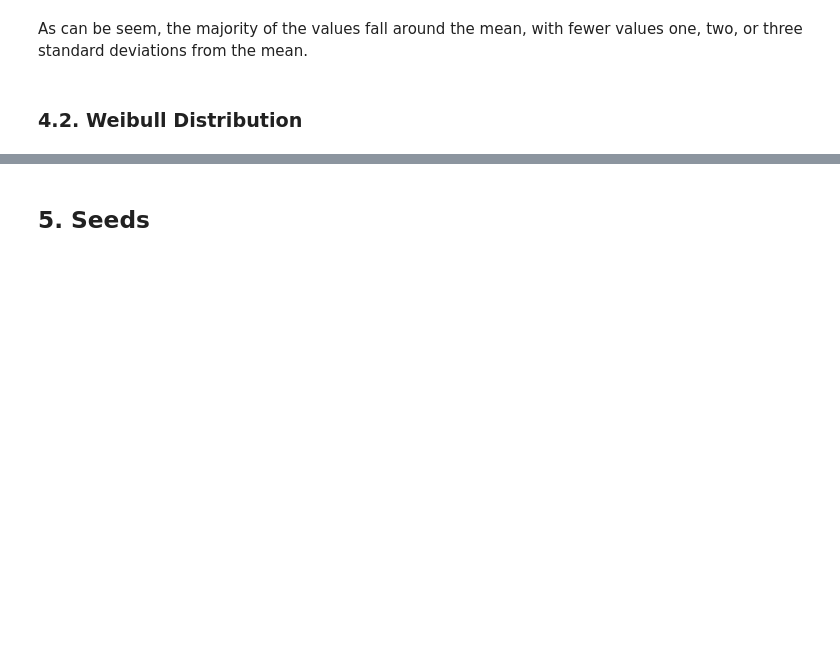
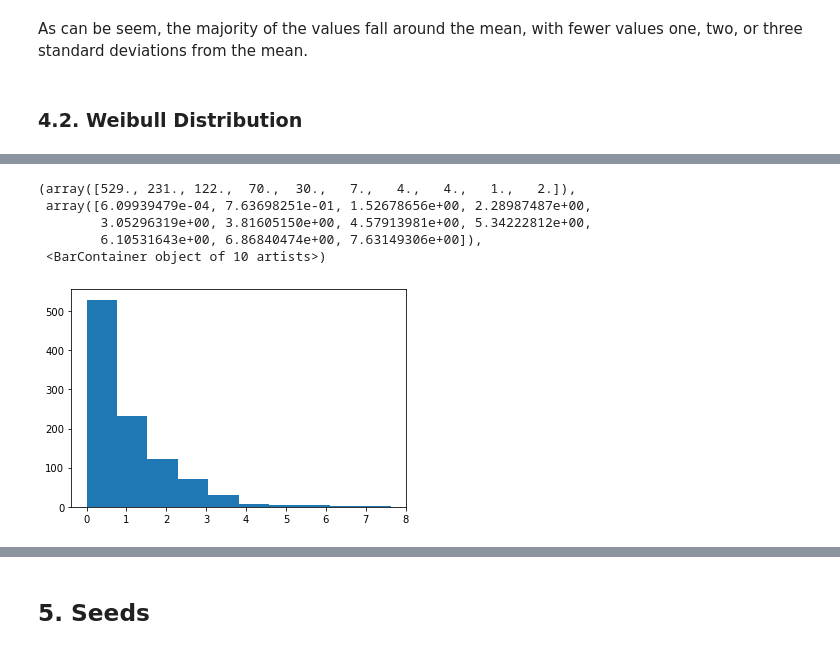
Before and after one commit to AndyWalker81/ProgrammingForDataAnalysis_Assessment, a Jupyter notebook: numpy-random.ipynb, the cells around one changed output, grey strips where cells are left out. Cells and saved outputs as stored; diff of their text form; code cells hidden in the pictures; blank space fills up the shorter version.

Commit message:
Update Weibull dist

```diff
--- a/numpy-random.ipynb
+++ b/numpy-random.ipynb
@@ -807,6 +769,0 @@ plt.hist(x)
-# %%
-rng = np.random.default_rng()
-
-k = 2 # shape
-
-s = rng.weibull(k, 25)
@@ -864,0 +794,6 @@ plt.show()
+# %%
+# = 1. # shape
+
+
+s = rng.weibull(1,1000)
+s
@@ -864,0 +818,9 @@ plt.show()
+# %%
+plt.hist(s)
+# %% [output]
+(array([529., 231., 122.,  70.,  30.,   7.,   4.,   4.,   1.,   2.]),
+ array([6.09939479e-04, 7.63698251e-01, 1.52678656e+00, 2.28987487e+00,
+        3.05296319e+00, 3.81605150e+00, 4.57913981e+00, 5.34222812e+00,
+        6.10531643e+00, 6.86840474e+00, 7.63149306e+00]),
+ <BarContainer object of 10 artists>)
+[figure, added]
```
Also changed, not shown: parts of 64 cells of this notebook.
